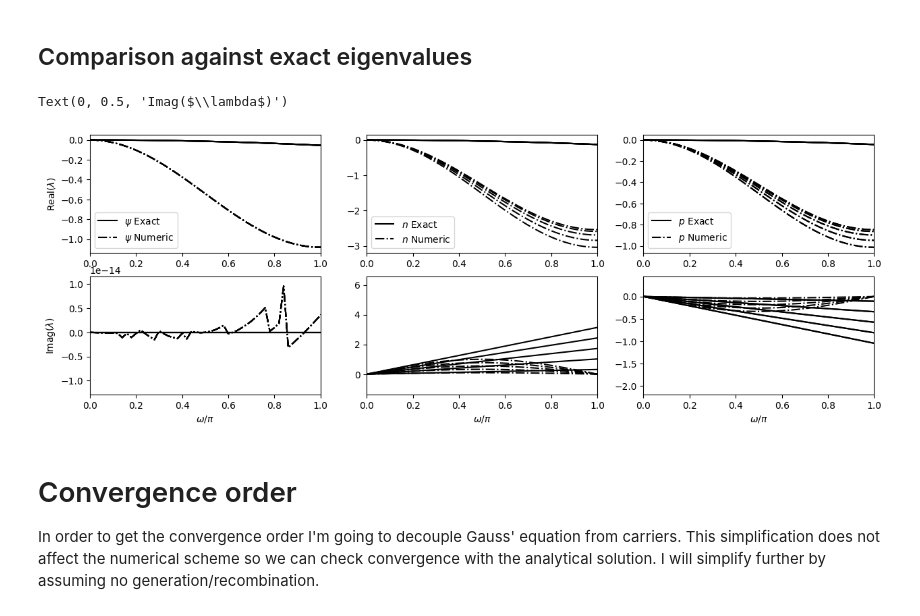
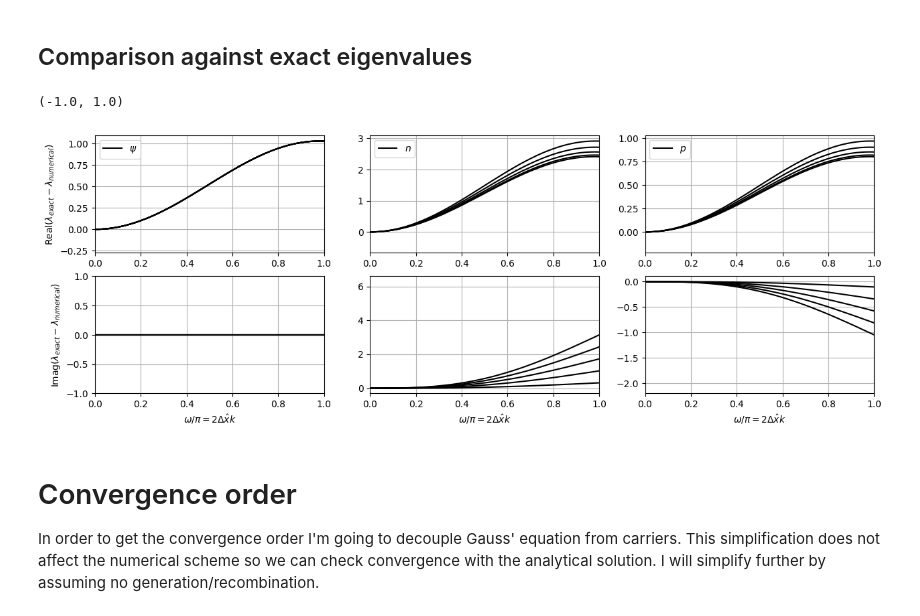
Before and after one commit to marc-flex/charge_notebooks, a Jupyter notebook: 1D_numerics_comparison.ipynb, the cells around one changed output. Cells and saved outputs as stored; diff of their text form; code cells hidden in the pictures.

Commit message:
Updated comparison numerical vs exact eigenvalues

```diff
--- a/1D_numerics_comparison.ipynb
+++ b/1D_numerics_comparison.ipynb
@@ -1210,56 +1210,48 @@ plt.show()
 # %%
 N = 100
 ks = np.linspace(0, N-1, N)
 omega = 2*np.pi/N
 
 _, ax = plt.subplots(2, 3, figsize=(15, 5))
 for n, F in enumerate(np.linspace(1e-1, 1, 5)):
     lambdas_psi, lambdas_n, lambdas_p = analytical_numerical_eigenvalues(N, F)
 
     # get exact eigenvalues
     l_exact_psi = -eps0*Er*omega*omega*ks*ks
     l_exact_n = mu_n*(1j*omega*ks*F - omega*omega*ks*ks*vt0_bar*T[0])
     l_exact_p = mu_p*(-1j*omega*ks*F - omega*omega*ks*ks*vt0_bar*T[0])
 
     if n == 0:
-        ax[0][0].plot(ks*omega/np.pi, np.real(l_exact_psi), 'k-', label="$\psi$ Exact")
-        ax[0][0].plot(ks*omega/np.pi, np.real(lambdas_psi), 'k-.', label="$\psi$ Numeric")
+        ax[0][0].plot(ks*omega/np.pi, np.real(l_exact_psi-lambdas_psi), 'k-', label="$\psi$")
     else:
-        ax[0][0].plot(ks*omega/np.pi, np.real(l_exact_psi), 'k-')
-        ax[0][0].plot(ks*omega/np.pi, np.real(lambdas_psi), 'k-.')
-    ax[1][0].plot(ks*omega/np.pi, np.imag(l_exact_psi), 'k-')
-    ax[1][0].plot(ks*omega/np.pi, np.imag(lambdas_psi), 'k-.')
+        ax[0][0].plot(ks*omega/np.pi, np.real(l_exact_psi-lambdas_psi), 'k-')
+    ax[1][0].plot(ks*omega/np.pi, np.imag(l_exact_psi-lambdas_psi), 'k-')
 
     if n == 0:
-        ax[0][1].plot(ks*omega/np.pi, np.real(l_exact_n), 'k-', label="$n$ Exact")
-        ax[0][1].plot(ks*omega/np.pi, np.real(lambdas_n), 'k-.', label="$n$ Numeric")
+        ax[0][1].plot(ks*omega/np.pi, np.real(l_exact_n-lambdas_n), 'k-', label="$n$")
     else:
-        ax[0][1].plot(ks*omega/np.pi, np.real(l_exact_n), 'k-')
-        ax[0][1].plot(ks*omega/np.pi, np.real(lambdas_n), 'k-.')
-    ax[1][1].plot(ks*omega/np.pi, np.imag(l_exact_n), 'k-')
-    ax[1][1].plot(ks*omega/np.pi, np.imag(lambdas_n), 'k-.')
+        ax[0][1].plot(ks*omega/np.pi, np.real(l_exact_n-lambdas_n), 'k-')
+    ax[1][1].plot(ks*omega/np.pi, np.imag(l_exact_n-lambdas_n), 'k-')
 
     if n == 0:
-        ax[0][2].plot(ks*omega/np.pi, np.real(l_exact_p), 'k-', label="$p$ Exact")
-        ax[0][2].plot(ks*omega/np.pi, np.real(lambdas_p), 'k-.', label="$p$ Numeric")
+        ax[0][2].plot(ks*omega/np.pi, np.real(l_exact_p-lambdas_p), 'k-', label="$p$")
     else:
-        ax[0][2].plot(ks*omega/np.pi, np.real(l_exact_p), 'k-')
-        ax[0][2].plot(ks*omega/np.pi, np.real(lambdas_p), 'k-.')
-    ax[1][2].plot(ks*omega/np.pi, np.imag(l_exact_p), 'k-')
-    ax[0][2].plot(ks*omega/np.pi, np.real(lambdas_p), 'k-.')
-    ax[1][2].plot(ks*omega/np.pi, np.imag(l_exact_p), 'k-')
-    ax[1][2].plot(ks*omega/np.pi, np.imag(lambdas_p), 'k-.')
+        ax[0][2].plot(ks*omega/np.pi, np.real(l_exact_p-lambdas_p), 'k-')
+    ax[1][2].plot(ks*omega/np.pi, np.imag(l_exact_p-lambdas_p), 'k-')
 
 for i in range(3):
-    ax[1][i].set_xlabel("$\omega / \pi$")
+    ax[1][i].set_xlabel("$\omega / \pi = 2\Delta \hat{x} k$")
     ax[0][i].set_xlim(0, 1)
     ax[1][i].set_xlim(0, 1)
     ax[0][i].legend()
-ax[0][0].set_ylabel("Real($\lambda$)")
-ax[1][0].set_ylabel("Imag($\lambda$)")
+    ax[0][i].grid(True)
+    ax[1][i].grid(True)
+ax[0][0].set_ylabel("Real($\lambda_{exact} - \lambda_{numerical}$)")
+ax[1][0].set_ylabel("Imag($\lambda_{exact} - \lambda_{numerical}$)")
+ax[1][0].set_ylim(-1, 1)
 # %% [output]
-Text(0, 0.5, 'Imag($\\lambda$)')
+(-1.0, 1.0)
-[figure, old version]
+[figure, new version]
 # %% [markdown]
 # Convergence order
 In order to get the convergence order I'm going to decouple Gauss' equation from carriers. This simplification does not affect the numerical scheme so we can check convergence with the analytical solution.
```
Also changed, not shown: parts of 3 cells of this notebook.
